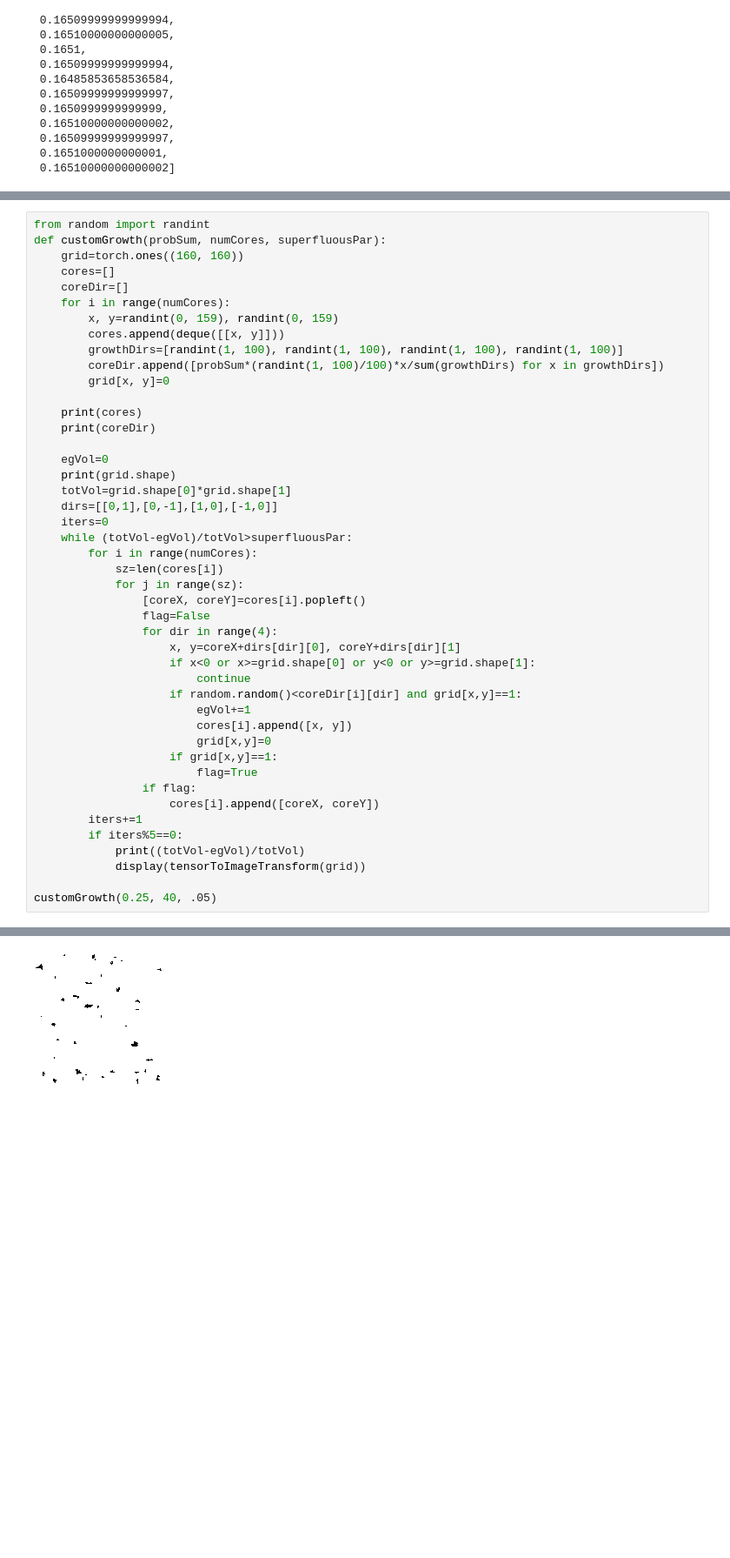
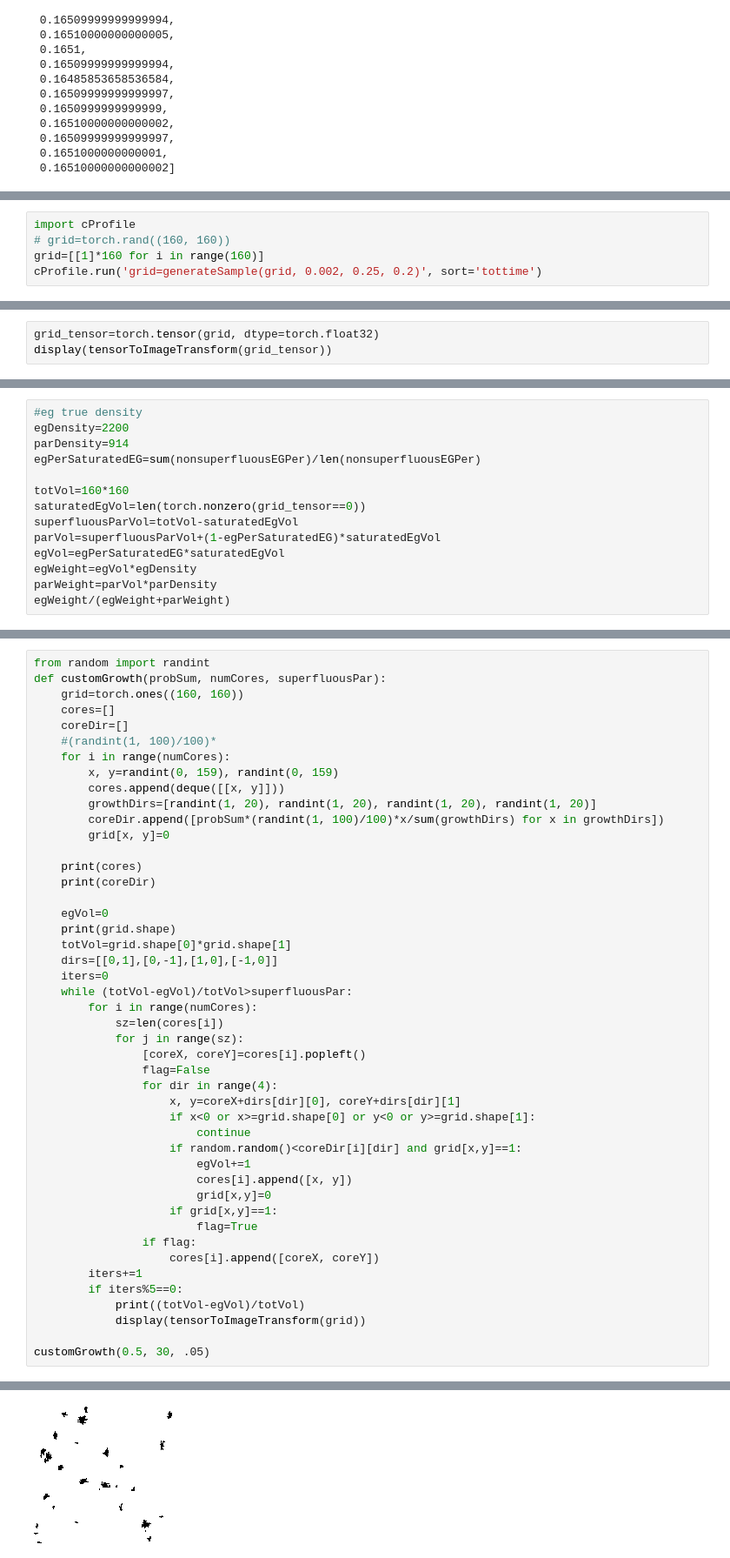
Before and after one commit to AadiDev005/Paraffin-EG-Model, a Jupyter notebook: dataset_generator.ipynb, the cells around one changed output, grey strips where cells are left out. Shown at 87% size. Saved outputs shown, nothing was run; the diff lists cells and outputs as text; blank space fills up the shorter version.

Commit message:
Added weight calculation after generating image. Optimized sample generation by removing torch tensors from it

```diff
--- a/dataset_generator.ipynb
+++ b/dataset_generator.ipynb
@@ -117,0 +112,5 @@ display(tensorToImageTransform(grid))
+# %%
+import cProfile
+# grid=torch.rand((160, 160))
+grid=[[1]*160 for i in range(160)]
+cProfile.run('grid=generateSample(grid, 0.002, 0.25, 0.2)', sort='tottime')
@@ -117,0 +135,3 @@ display(tensorToImageTransform(grid))
+# %%
+grid_tensor=torch.tensor(grid, dtype=torch.float32)
+display(tensorToImageTransform(grid_tensor))
@@ -117,0 +140,14 @@ display(tensorToImageTransform(grid))
+# %%
+#eg true density
+egDensity=2200
+parDensity=914
+egPerSaturatedEG=sum(nonsuperfluousEGPer)/len(nonsuperfluousEGPer)
+
+totVol=160*160
+saturatedEgVol=len(torch.nonzero(grid_tensor==0))
+superfluousParVol=totVol-saturatedEgVol
+parVol=superfluousParVol+(1-egPerSaturatedEG)*saturatedEgVol
+egVol=egPerSaturatedEG*saturatedEgVol
+egWeight=egVol*egDensity
+parWeight=parVol*parDensity
+egWeight/(egWeight+parWeight)
@@ -121,10 +165,11 @@ def customGrowth(probSum, numCores, superfluousPar):
     grid=torch.ones((160, 160))
     cores=[]
     coreDir=[]
+    #(randint(1, 100)/100)*
     for i in range(numCores):
         x, y=randint(0, 159), randint(0, 159)
         cores.append(deque([[x, y]]))
-        growthDirs=[randint(1, 100), randint(1, 100), randint(1, 100), randint(1, 100)]
+        growthDirs=[randint(1, 20), randint(1, 20), randint(1, 20), randint(1, 20)]
         coreDir.append([probSum*(randint(1, 100)/100)*x/sum(growthDirs) for x in growthDirs])
         grid[x, y]=0
 
@@ -159,5 +204,5 @@ def customGrowth(probSum, numCores, superfluousPar):
             print((totVol-egVol)/totVol)
             display(tensorToImageTransform(grid))
 
-customGrowth(0.25, 40, .05)
+customGrowth(0.5, 30, .05)
 # %% [output]
@@ -178 +223 @@ torch.Size([160, 160])
-[figure, old version]
+[figure, new version]
```
Also changed, not shown: parts of 7 cells of this notebook.
